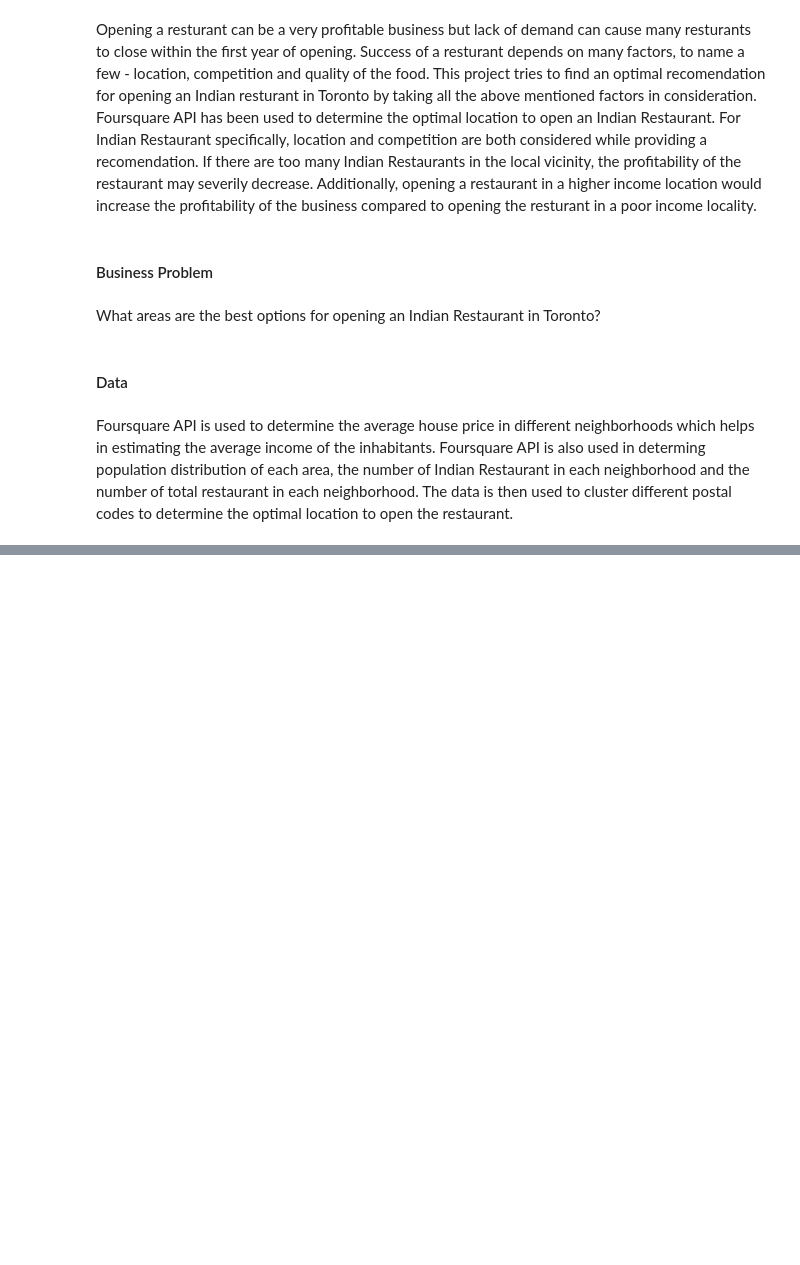
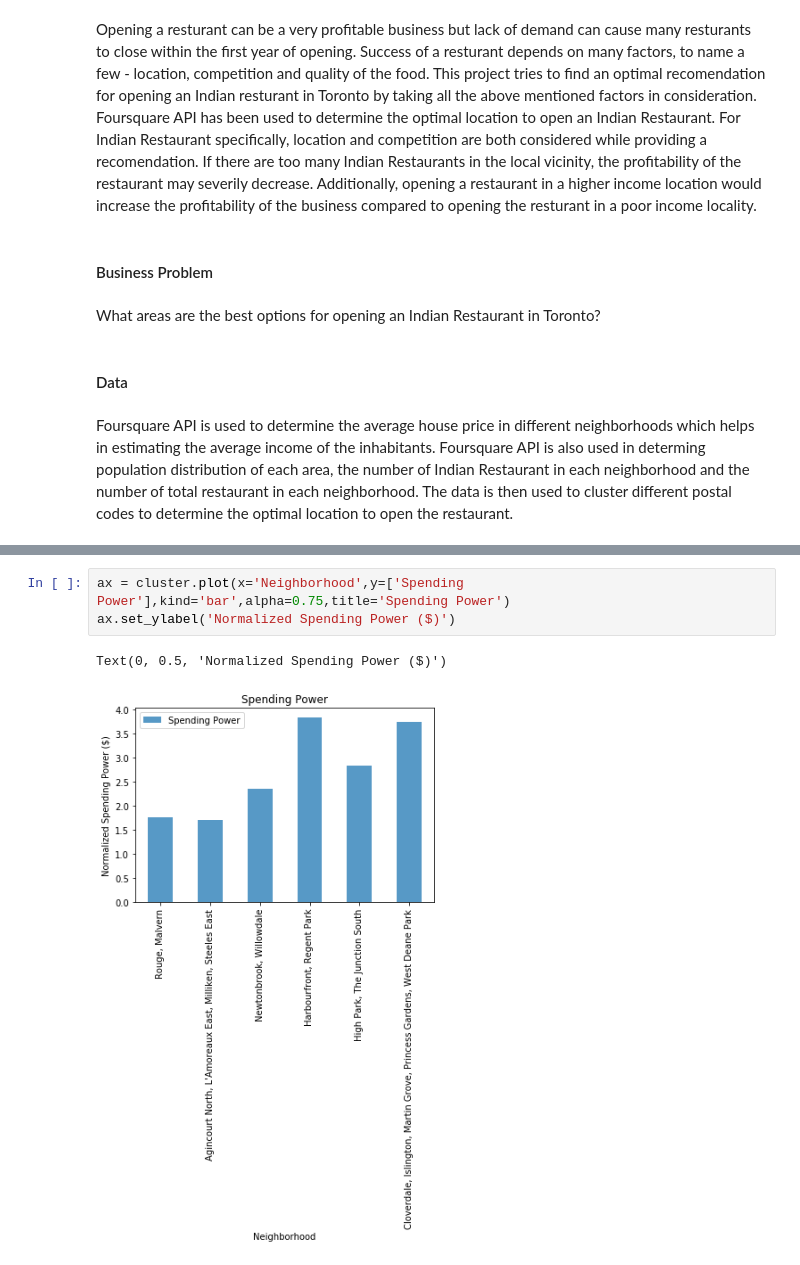
Before and after one commit to Apoo7700/open-Indian-restaurant-in-Toronto, a Jupyter notebook: open-indian-restaurant-in-toronto.ipynb, the cells around one changed output, grey strips where cells are left out. Drawn from its saved outputs; the diff is of its cells as text; blank space fills up the shorter version.

```diff
--- a/open-indian-restaurant-in-toronto.ipynb
+++ b/open-indian-restaurant-in-toronto.ipynb
@@ -15,0 +685,6 @@ Foursquare API is used to determine the average house price in different neighbo
+# %%
+ax = cluster.plot(x='Neighborhood',y=['Spending Power'],kind='bar',alpha=0.75,title='Spending Power')
+ax.set_ylabel('Normalized Spending Power ($)')
+# %% [output]
+Text(0, 0.5, 'Normalized Spending Power ($)')
+[figure, added]
```
Also changed, not shown: parts of 41 cells of this notebook.
